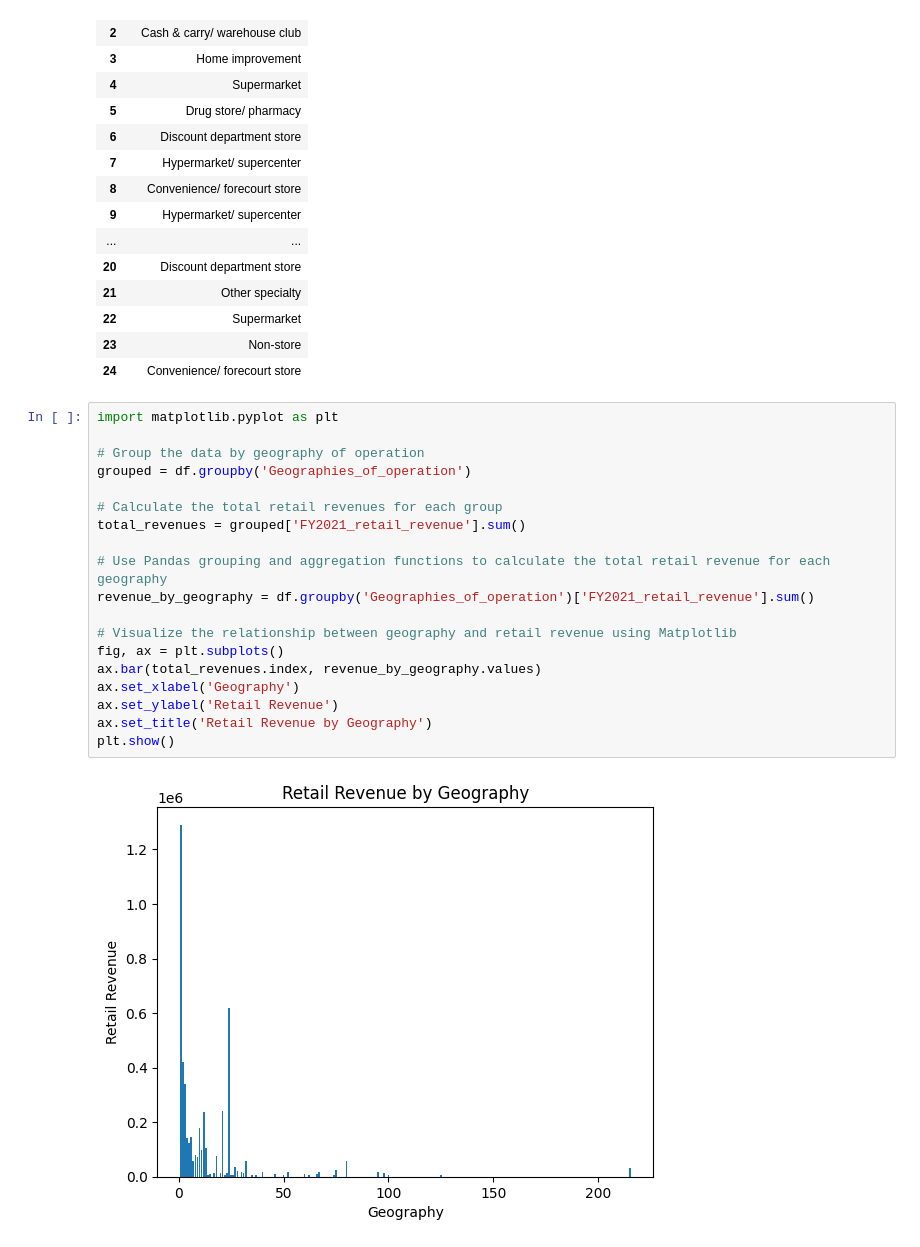
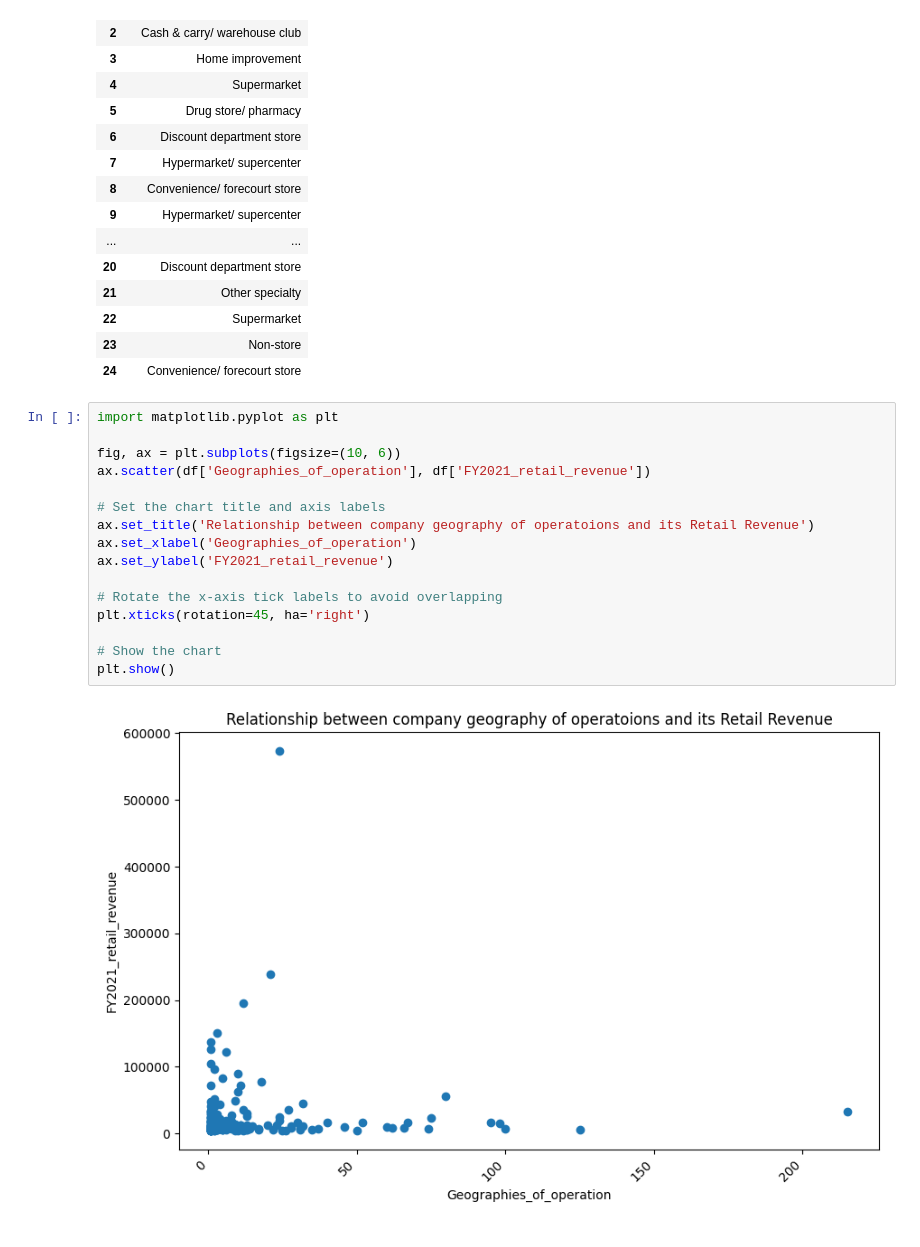
Before and after one commit to Murega14/RetailAnalysis, a Jupyter notebook: r.ipynb, the cells around one changed output. Saved outputs shown, nothing was run; the diff lists cells and outputs as text.

```diff
--- a/r.ipynb
+++ b/r.ipynb
@@ -198,24 +198,21 @@ Done.
 | 22 | Supermarket |
 | 23 | Non-store |
 | 24 | Convenience/ forecourt store |
-# %%
-import matplotlib.pyplot as plt
-
-# Group the data by geography of operation
-grouped = df.groupby('Geographies_of_operation')
-
-# Calculate the total retail revenues for each group
-total_revenues = grouped['FY2021_retail_revenue'].sum()
-
-# Use Pandas grouping and aggregation functions to calculate the total retail revenue for each geography
-revenue_by_geography = df.groupby('Geographies_of_operation')['FY2021_retail_revenue'].sum()
-
-# Visualize the relationship between geography and retail revenue using Matplotlib
-fig, ax = plt.subplots()
-ax.bar(total_revenues.index, revenue_by_geography.values)
-ax.set_xlabel('Geography')
-ax.set_ylabel('Retail Revenue')
-ax.set_title('Retail Revenue by Geography')
-plt.show()
-# %% [output]
-[figure, removed]
+# %%
+import matplotlib.pyplot as plt
+
+fig, ax = plt.subplots(figsize=(10, 6))
+ax.scatter(df['Geographies_of_operation'], df['FY2021_retail_revenue'])
+
+# Set the chart title and axis labels
+ax.set_title('Relationship between company geography of operatoions and its Retail Revenue')
+ax.set_xlabel('Geographies_of_operation')
+ax.set_ylabel('FY2021_retail_revenue')
+
+# Rotate the x-axis tick labels to avoid overlapping
+plt.xticks(rotation=45, ha='right')
+
+# Show the chart
+plt.show()
+# %% [output]
+[figure, added]
```
